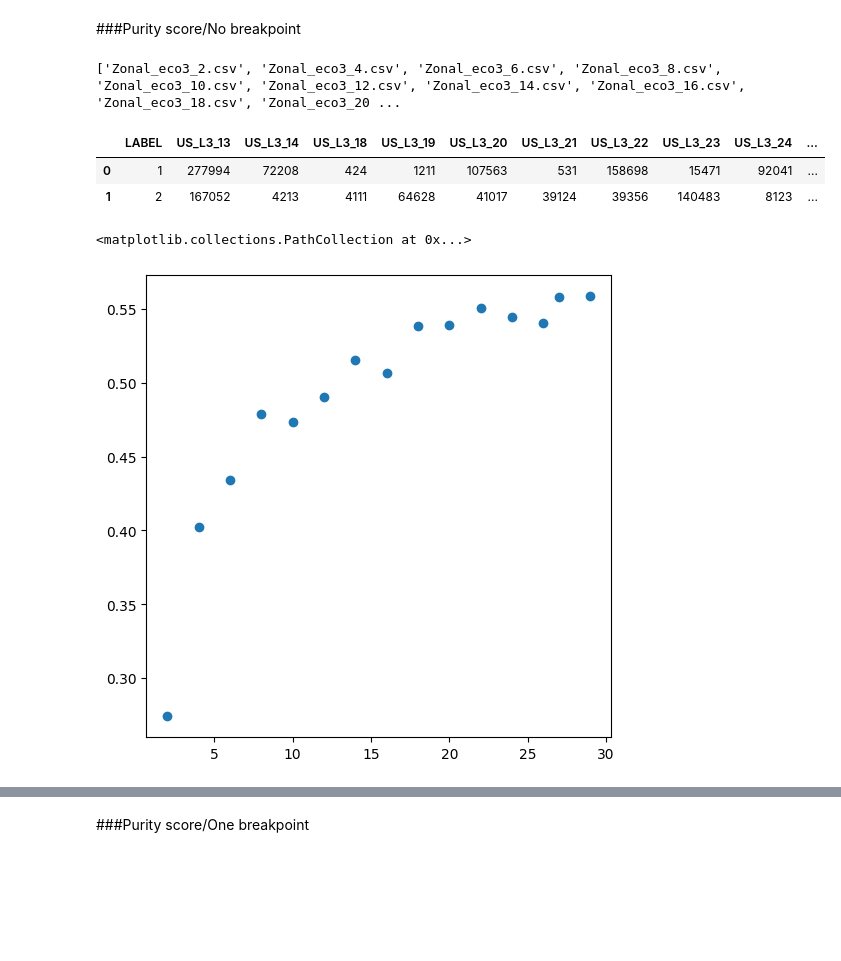
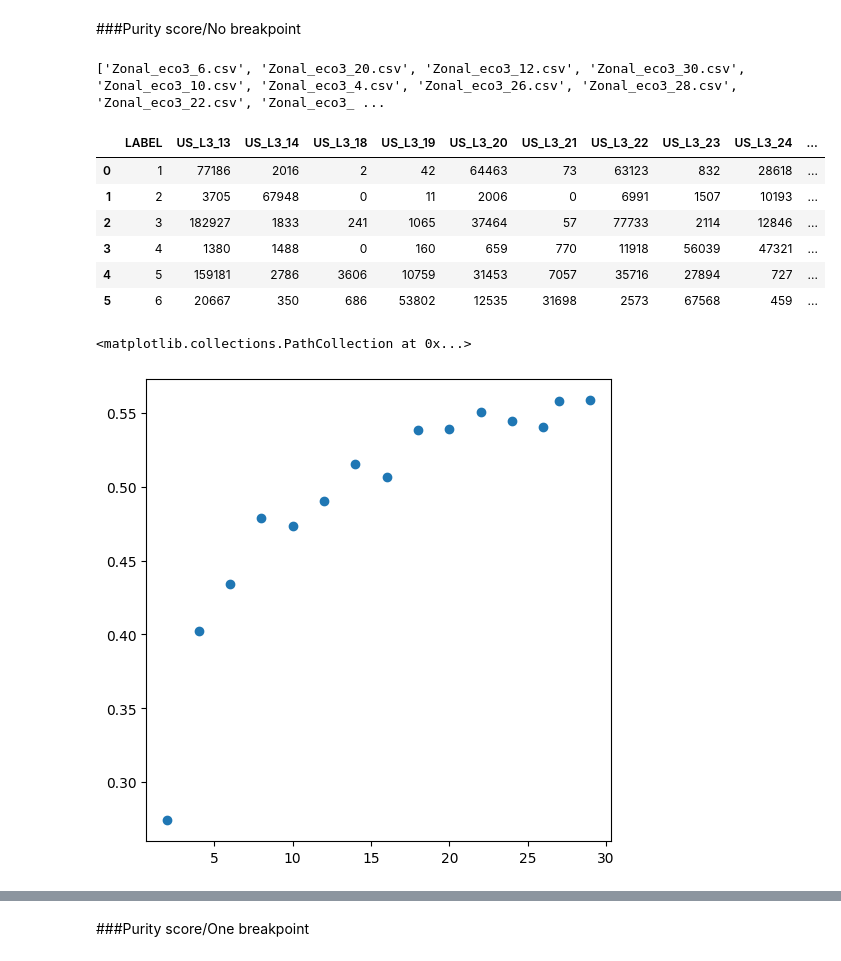
Before and after one commit to afullhart/climateanalogs, a Jupyter notebook: Figures/Score_1brkpt_TESTING.ipynb, the cells around one changed output, grey strips where cells are left out. Saved outputs shown, nothing was run; the diff lists cells and outputs as text; code cells hidden in the pictures; blank space fills up the shorter version.

```diff
--- a/Figures/Score_1brkpt_TESTING.ipynb
+++ b/Figures/Score_1brkpt_TESTING.ipynb
@@ -548,37 +466,41 @@ print(files)
 
 df = pd.read_csv(os.path.join(fld, files[0]))
 display(df)
 
 df_dict = {}
 for f in files:
   df = pd.read_csv(os.path.join(fld, f))
   n_classes = len(df)
   df_dict[n_classes] = df
 
 keys = []
 for key in df_dict:
   keys.append(key)
 
 keys = sorted(keys)
-sorted_dict = {}
+sorted_df_dict = {}
 for key in keys:
-  sorted_dict[key] = df_dict[key]
+  sorted_df_dict[key] = df_dict[key]
 
 purity_list = []
 for key in sorted_dict:
   df = sorted_dict[key]
   sum = df.iloc[:, 1:].sum().sum()
   max_values_per_row = df.iloc[:, 1:].max(axis=1)
   purity = max_values_per_row.sum()/sum
   purity_list.append(purity)
 
 
 fig, ax = plt.subplots(figsize=(6, 6))
 ax.scatter(keys, purity_list)
 # %% [output]
-['Zonal_eco3_2.csv', 'Zonal_eco3_4.csv', 'Zonal_eco3_6.csv', 'Zonal_eco3_8.csv', 'Zonal_eco3_10.csv', 'Zonal_eco3_12.csv', 'Zonal_eco3_14.csv', 'Zonal_eco3_16.csv', 'Zonal_eco3_18.csv', 'Zonal_eco3_20 ...
+['Zonal_eco3_6.csv', 'Zonal_eco3_20.csv', 'Zonal_eco3_12.csv', 'Zonal_eco3_30.csv', 'Zonal_eco3_10.csv', 'Zonal_eco3_4.csv', 'Zonal_eco3_26.csv', 'Zonal_eco3_28.csv', 'Zonal_eco3_22.csv', 'Zonal_eco3_ ...
 |  | LABEL | US_L3_13 | US_L3_14 | US_L3_18 | US_L3_19 | US_L3_20 | US_L3_21 | US_L3_22 | US_L3_23 | US_L3_24 | ... |
-| 0 | 1 | 277994 | 72208 | 424 | 1211 | 107563 | 531 | 158698 | 15471 | 92041 | ... |
-| 1 | 2 | 167052 | 4213 | 4111 | 64628 | 41017 | 39124 | 39356 | 140483 | 8123 | ... |
+| 0 | 1 | 77186 | 2016 | 2 | 42 | 64463 | 73 | 63123 | 832 | 28618 | ... |
+| 1 | 2 | 3705 | 67948 | 0 | 11 | 2006 | 0 | 6991 | 1507 | 10193 | ... |
+| 2 | 3 | 182927 | 1833 | 241 | 1065 | 37464 | 57 | 77733 | 2114 | 12846 | ... |
+| 3 | 4 | 1380 | 1488 | 0 | 160 | 659 | 770 | 11918 | 56039 | 47321 | ... |
+| 4 | 5 | 159181 | 2786 | 3606 | 10759 | 31453 | 7057 | 35716 | 27894 | 727 | ... |
+| 5 | 6 | 20667 | 350 | 686 | 53802 | 12535 | 31698 | 2573 | 67568 | 459 | ... |
 <matplotlib.collections.PathCollection at 0x...>
 [figure]
```
Also changed, not shown: parts of 14 cells of this notebook.
